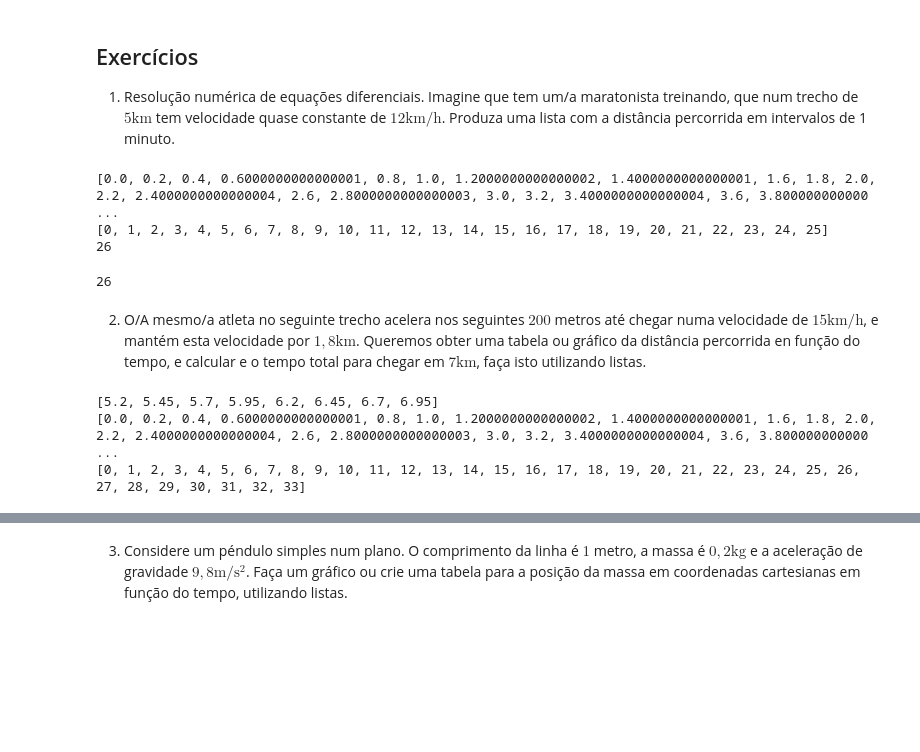
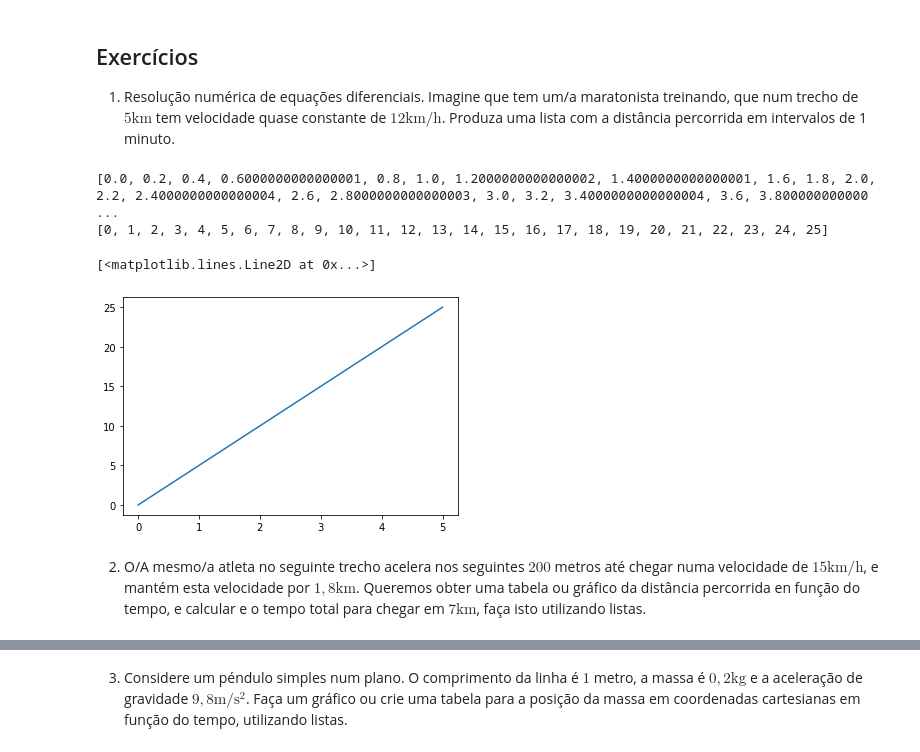
Before and after one commit to NubiaMonteiro/Python, a Jupyter notebook: Exercícios/Exercícios_aula8.ipynb, the cells around one changed output, grey strips where cells are left out. Cells and saved outputs as stored; diff of their text form; code cells hidden in the pictures; blank space fills up the shorter version.

```diff
--- a/Exercícios/Exercícios_aula8.ipynb
+++ b/Exercícios/Exercícios_aula8.ipynb
@@ -44,53 +44,24 @@ b
 
    1. Resolução numérica de equações diferenciais. Imagine que tem um/a maratonista treinando, que num trecho de $5 \mathrm{km}$ tem velocidade quase constante de $12 \mathrm{km/h}$. Produza uma lista com a  distância percorrida em intervalos de 1 minuto.
 # %%
+import matplotlib.pyplot as plt
+
 lista = []
 v_min = 12/60 #Velocidade em km por minutos
 lista_tempo = list(range(0, 26, 1))
 
 for t in lista_tempo: #Ele demora 25 minutos para percorrer 5 km
   x = v_min*t
   lista.append(x)
 
 print(lista, 'km')
 print(lista_tempo)
 
-print(len(lista))
-len(lista_tempo)
+plt.plot(lista, lista_tempo)
 # %% [output]
 [0.0, 0.2, 0.4, 0.6000000000000001, 0.8, 1.0, 1.2000000000000002, 1.4000000000000001, 1.6, 1.8, 2.0, 2.2, 2.4000000000000004, 2.6, 2.8000000000000003, 3.0, 3.2, 3.4000000000000004, 3.6, 3.800000000000 ...
 [0, 1, 2, 3, 4, 5, 6, 7, 8, 9, 10, 11, 12, 13, 14, 15, 16, 17, 18, 19, 20, 21, 22, 23, 24, 25]
-26
-26
+[<matplotlib.lines.Line2D at 0x...>]
+[figure, added]
 # %% [markdown]
 2. O/A mesmo/a atleta no seguinte trecho acelera nos seguintes $200$ metros até chegar numa velocidade de $15 \mathrm{km/h}$, e mantém esta velocidade por $1,8 \mathrm{km}$. Queremos obter uma tabela ou gráfico da distância percorrida en função do tempo, e calcular e o tempo total para chegar em $7 \mathrm{km}$, faça isto utilizando listas.
-# %%
-#Segundo momento
-
-a = (0.25**2 - 0.2**2)/0.4
-
-t = (0.25 - 0.2)/a # o corredor demora 0.88 aproximadamente 1 minuto percorrendo 200 metros para chegar a 15 km/h
-
-
-#Terceiro momento
-lista3 = []
-v_min3 = 15/60 #Velocidade em km por minutos
-lista_tempo3 = list(range(1, 9, 1))
-lista_tempo4 = list(range(26, 34, 1))
-for t in lista_tempo3:
-  x = v_min3*t
-  lista3.append(4.95 + x)
-
-
-
-del lista[26:]
-del lista_tempo[26:]
-lista.extend(lista3)
-lista_tempo.extend(lista_tempo4)
-print(lista3)
-print(lista)
-print(lista_tempo)
-# %% [output]
-[5.2, 5.45, 5.7, 5.95, 6.2, 6.45, 6.7, 6.95]
-[0.0, 0.2, 0.4, 0.6000000000000001, 0.8, 1.0, 1.2000000000000002, 1.4000000000000001, 1.6, 1.8, 2.0, 2.2, 2.4000000000000004, 2.6, 2.8000000000000003, 3.0, 3.2, 3.4000000000000004, 3.6, 3.800000000000 ...
-[0, 1, 2, 3, 4, 5, 6, 7, 8, 9, 10, 11, 12, 13, 14, 15, 16, 17, 18, 19, 20, 21, 22, 23, 24, 25, 26, 27, 28, 29, 30, 31, 32, 33]
```
Also changed, not shown: parts of 3 cells of this notebook.
